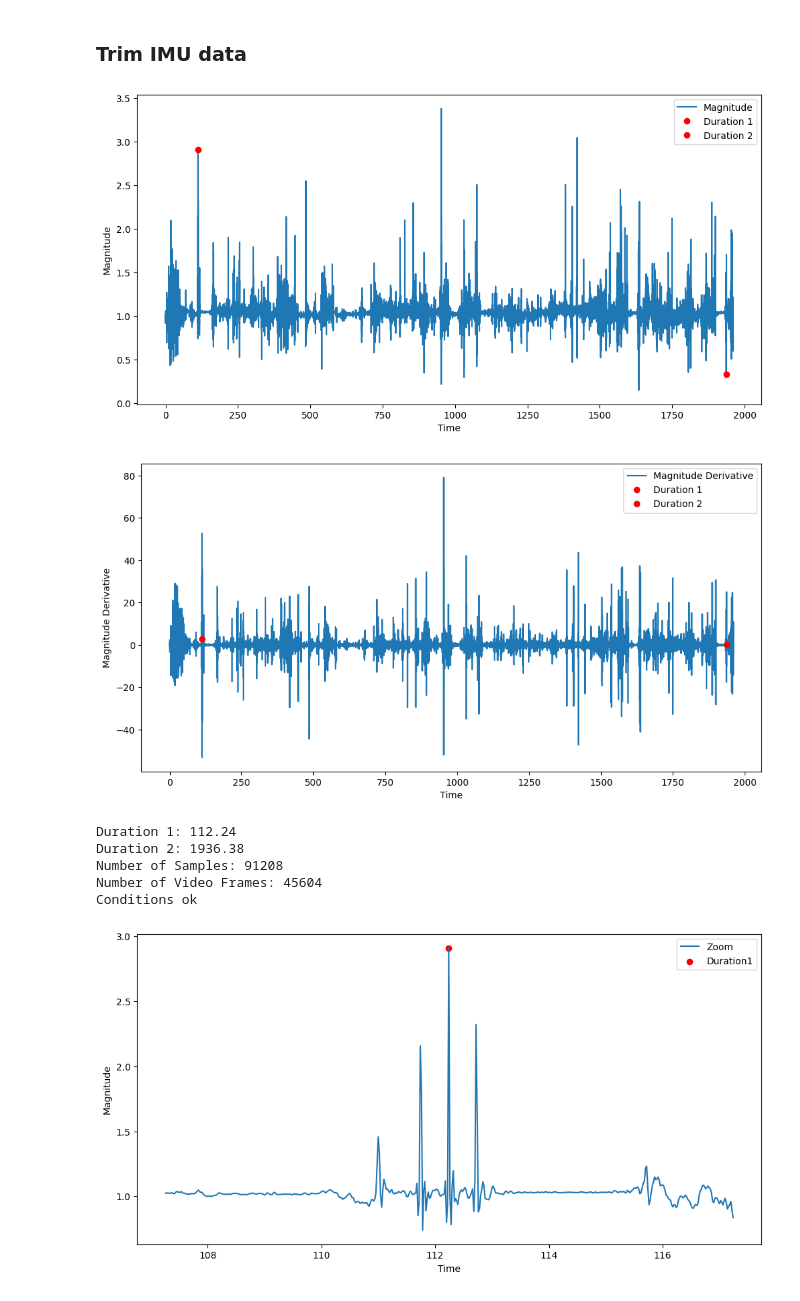
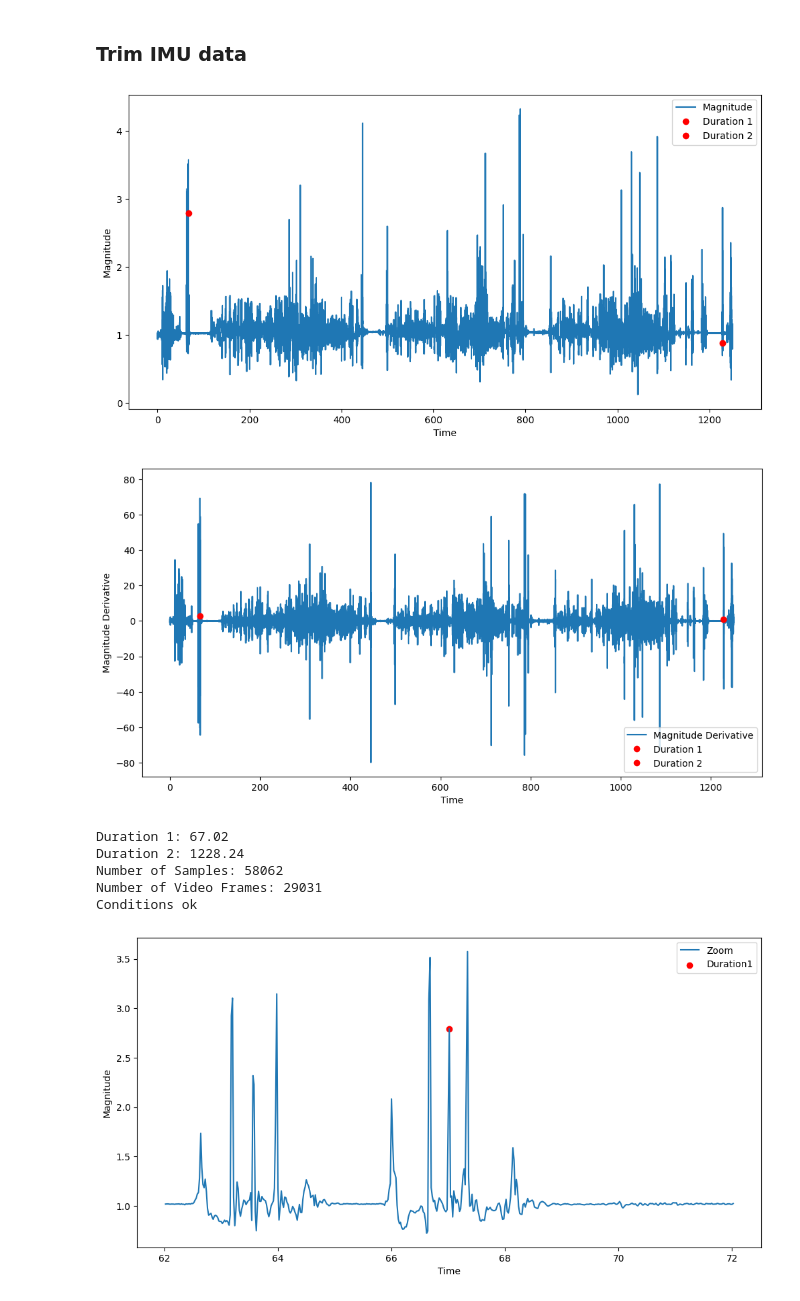
Before and after one commit to gloorli/ul-movement-tracking, a Jupyter notebook: src/synch_video_IMU.ipynb, the cells around one changed output. Cells and saved outputs as stored; diff of their text form; code cells hidden in the pictures.

```diff
--- a/src/synch_video_IMU.ipynb
+++ b/src/synch_video_IMU.ipynb
@@ -22,7 +22,7 @@ from utilities import *
 - save the trimmed video as MP4 for labelbox
 # %%
 # CHANGE HERE #TODO
-participant_id = 'S016'
+participant_id = 'S014'
 # %%
 path, video_path, imu_path = get_participant_paths(participant_id, study_folder='../data/CreateStudy')
 print("Video Path:", video_path)
@@ -42,8 +42,8 @@ number_frames, fps, recording_time, creation_time, timestamps = metadata
 read_video_frames(video_path)
 # %%
 # Extract the exact frame start movement/end movement using OpenCV
-frame_start = 7471 #TODO
-frame_end = 53075 #TODO
+frame_start = 5375 #TODO
+frame_end = 34406 #TODO
 # %%
 # Get Trimming parameters
 video_start_timestamp, video_end_timestamp,trimmed_video_duration = get_trimmed_video_timestamps(frame_start, frame_end, timestamps)
@@ -255,22 +253,22 @@ plot_acceleration_magnitude(RW_data,50)
 # %%
 # CHANGE HERE #TODO
 # Will modify the position of the red dot on the plot below
-duration1 = 112.24 # in seconds
+duration1 = 67.02 # in seconds
 using_Axivity = True
 # Code to set the starting red point of the IMU data.
 # Should match the exact moment when the participant moved after the 30sec of resting.
 # Look for flat data during 30sec, then the red dot set by duration1 should be at
 # the edge of the end of this flat data period
 # duration2 is computed based on the duration of the previously trimmed video to
 # ensure data IMU and data video will match exactly
 LW_data,  duration1, duration2 = plot_acceleration_with_timepoints(LW_data, duration1,
                                                                    trimmed_number_frames, trimmed_recording_time)
 # %% [output]
-[figure, old version]
+[figure, new version]
-[figure, old version]
+[figure, new version]
-Duration 1: 112.24
-Duration 2: 1936.38
-Number of Samples: 91208
-Number of Video Frames: 45604
+Duration 1: 67.02
+Duration 2: 1228.24
+Number of Samples: 58062
+Number of Video Frames: 29031
 Conditions ok
-[figure, old version]
+[figure, new version]
```
Also changed, not shown: parts of 11 cells of this notebook.
